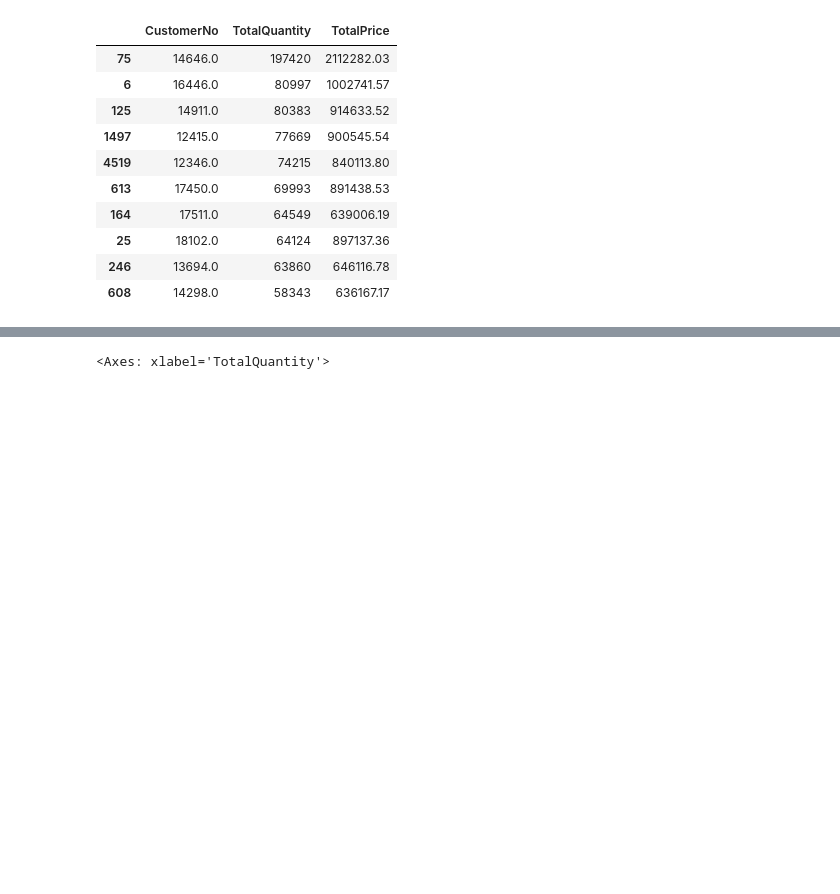
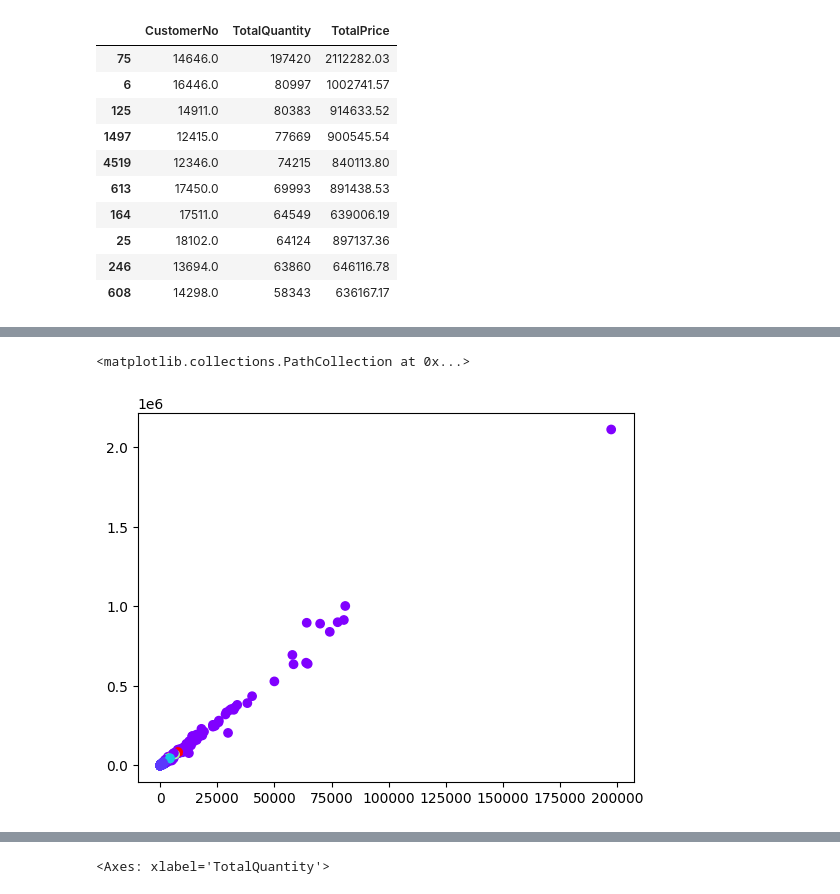
Before and after one commit to n0aHVN/Uni_DataMining_Final, a Jupyter notebook: Code.ipynb, the cells around one changed output, grey strips where cells are left out. Saved outputs shown, nothing was run; the diff lists cells and outputs as text; code cells hidden in the pictures; blank space fills up the shorter version.

```diff
--- a/Code.ipynb
+++ b/Code.ipynb
@@ -225,0 +272,9 @@ customer_quantity_without_outlier.dropna(inplace=True)
+# %%
+dbscan = DBSCAN(eps = 500, min_samples = 4).fit(input) # fitting the model
+customer_quantity_price_dbscan = customer_quantity_price[:]
+customer_quantity_price_dbscan['DBSCAN'] = dbscan.labels_
+# %%
+plt.scatter(customer_quantity_price_dbscan['TotalQuantity'],customer_quantity_price_dbscan['TotalPrice'],c=customer_quantity_price_dbscan['DBSCAN'],cmap='rainbow')
+# %% [output]
+<matplotlib.collections.PathCollection at 0x...>
+[figure, added]
```
Also changed, not shown: parts of 34 cells of this notebook, 5 other files.
